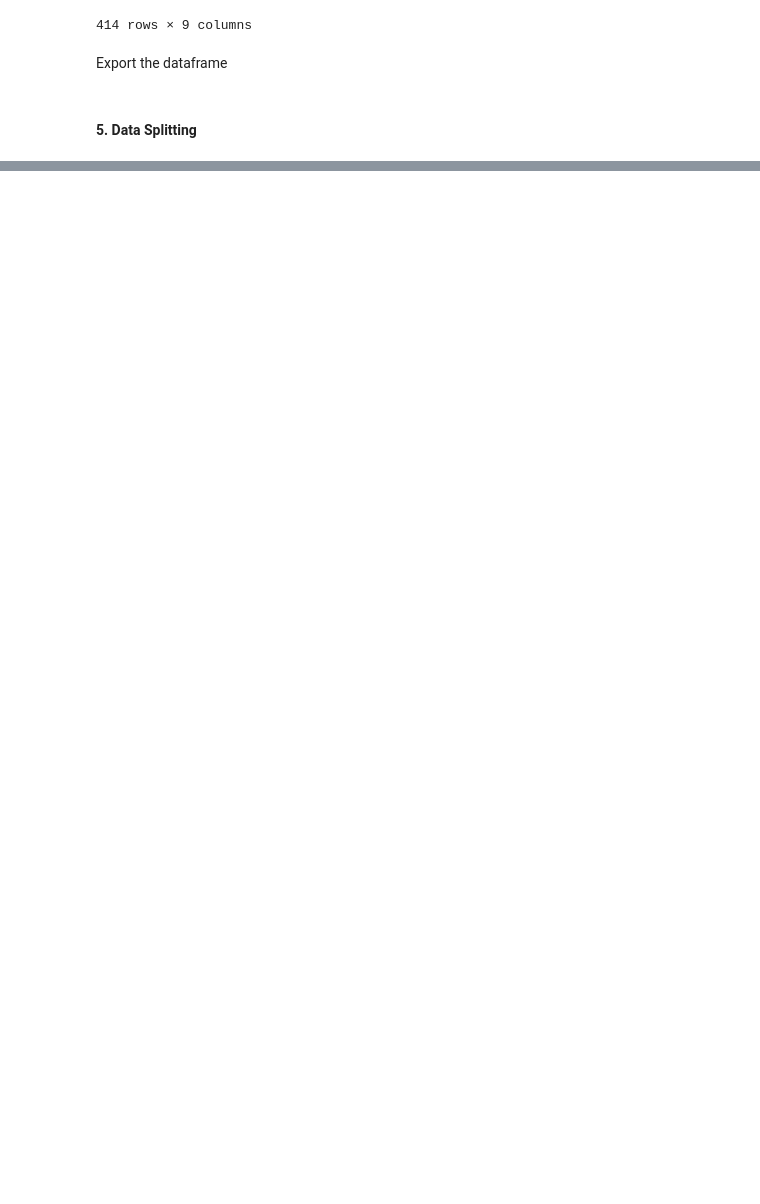
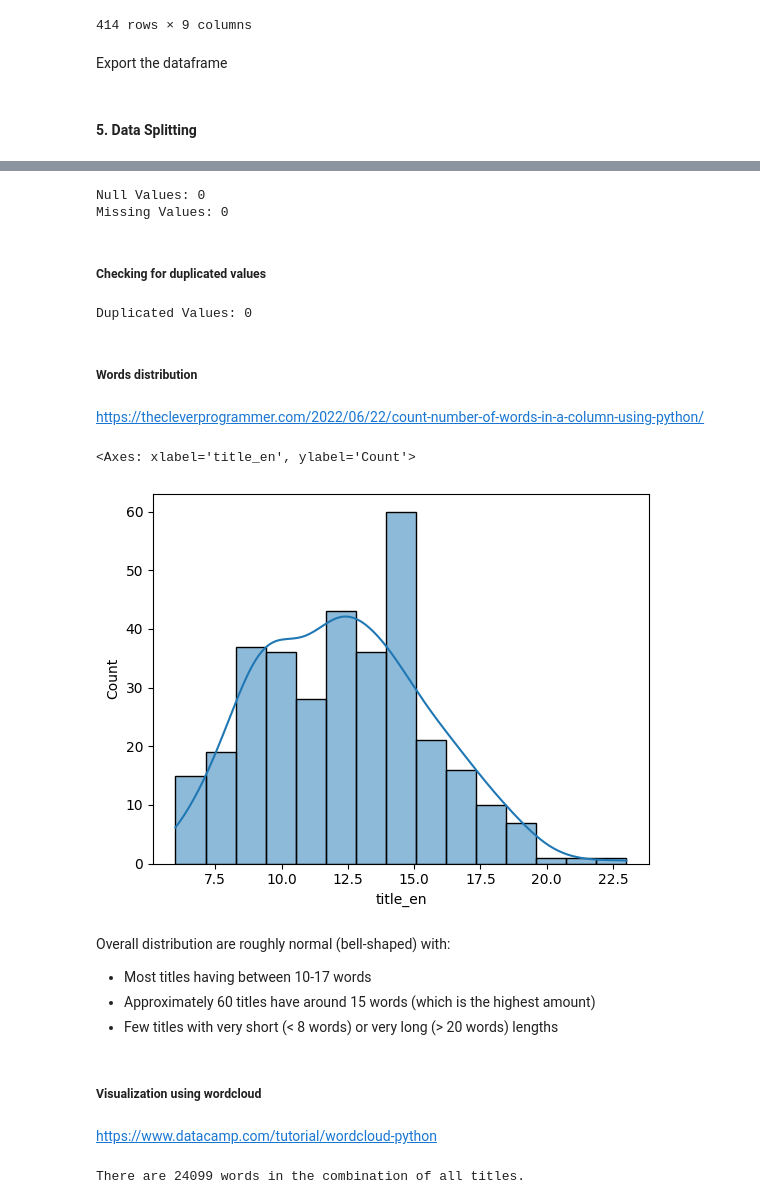
Before and after one commit to rzkybagaskara/sentiment-analysis-vat-12percent-indonesia, a Jupyter notebook: notebook.ipynb, the cells around one changed output, grey strips where cells are left out. Drawn from its saved outputs; the diff is of its cells as text; code cells hidden in the pictures; blank space fills up the shorter version.

Commit message:
add data splitting and EDA steps

```diff
--- a/notebook.ipynb
+++ b/notebook.ipynb
@@ -169,0 +182,3 @@ export_csv = df.to_csv('news_headlines_final.csv')
+# %%
+headlines = pd.read_csv(r'news_headlines_final.csv')
+headlines
@@ -169,0 +221,3 @@ export_csv = df.to_csv('news_headlines_final.csv')
+# %%
+headlines = headlines.drop(['Unnamed: 0', 'no'], axis=1)
+headlines
@@ -169,0 +243,24 @@ export_csv = df.to_csv('news_headlines_final.csv')
+# %%
+from sklearn.model_selection import train_test_split
+
+#input
+X = headlines['title_en']
+#output
+y = headlines[['positive', 'neutral', 'negative']]
+
+#flatten into one columns
+y = y.idxmax(axis=1)
+
+#train, test split
+#temp include test and valid
+X_train, X_temp, y_train, y_temp = train_test_split(X, y, test_size=0.2, random_state=42, shuffle=True)
+#split the temp into test and validation
+X_valid, X_test, y_valid, y_test = train_test_split(X_temp, y_temp, test_size=0.5, random_state=42, shuffle=True)
+
+#check the size
+print("Train size:", len(X_train))
+print("Validation size:", len(X_valid))
+print("Test size:", len(X_test))
+
+#sanity check (414 rows)
+print(f'Total Size: {len(X_train) + len(X_valid) + len(X_test)}')
@@ -169,0 +302,37 @@ export_csv = df.to_csv('news_headlines_final.csv')
+# %%
+print(f'Null Values: {X_train.isnull().sum()}')
+print(f'Missing Values: {(X_train == '').sum()}')
+# %% [output]
+Null Values: 0
+Missing Values: 0
+# %% [markdown]
+##### Checking for duplicated values
+# %%
+print(f'Duplicated Values: {X_train.duplicated().sum()}')
+# %% [output]
+Duplicated Values: 0
+# %% [markdown]
+##### Words distribution
+# %% [markdown]
+https://thecleverprogrammer.com/2022/06/22/count-number-of-words-in-a-column-using-python/
+# %%
+num_words = X_train.apply(lambda n: len(n.split()))
+
+sns.histplot(num_words, kde=True)
+# %% [output]
+<Axes: xlabel='title_en', ylabel='Count'>
+[figure, added]
+# %% [markdown]
+Overall distribution are roughly normal (bell-shaped) with:
+- Most titles having between 10-17 words
+- Approximately 60 titles have around 15 words (which is the highest amount)
+- Few titles with very short (< 8 words) or very long (> 20 words) lengths
+# %% [markdown]
+##### Visualization using wordcloud
+# %% [markdown]
+https://www.datacamp.com/tutorial/wordcloud-python
+# %%
+text = " ".join(title_en for title_en in X_train) #combined all the text into one and give a space between strings
+print("There are {} words in the combination of all titles.".format(len(text)))
+# %% [output]
+There are 24099 words in the combination of all titles.
```
Also changed, not shown: parts of 24 cells of this notebook.
